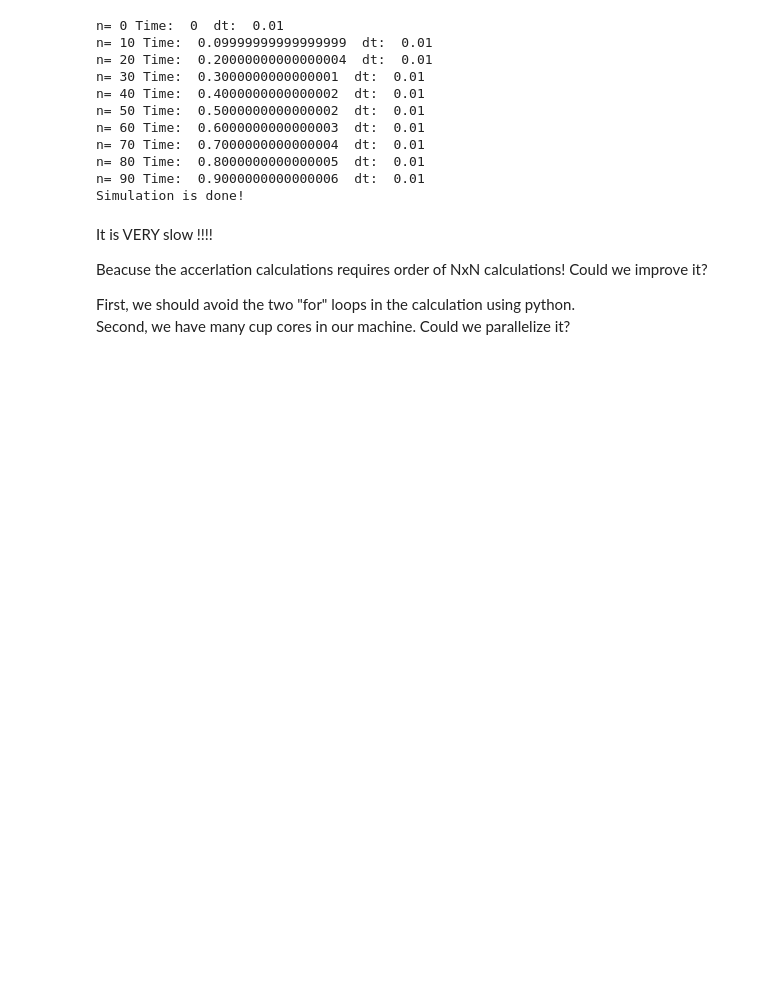
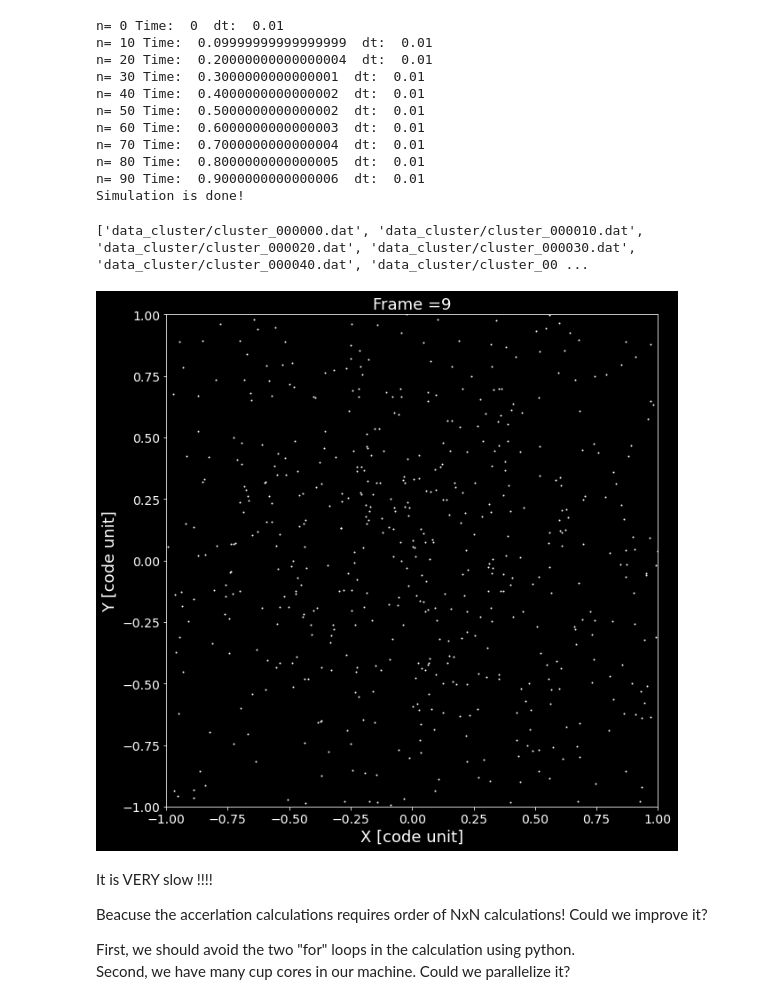
Before and after one commit to ricky4280/computationalPhysics-112, a Jupyter notebook: project2/project2_demo2.ipynb, the cells around one changed output. Drawn from its saved outputs; the diff is of its cells as text; code cells hidden in the pictures; blank space fills up the shorter version.

```diff
--- a/project2/project2_demo2.ipynb
+++ b/project2/project2_demo2.ipynb
@@ -137,6 +137,13 @@ n= 70 Time:  0.7000000000000004  dt:  0.01
 n= 80 Time:  0.8000000000000005  dt:  0.01
 n= 90 Time:  0.9000000000000006  dt:  0.01
 Simulation is done!
+# %%
+fns = load_files('cluster')
+print(fns)
+save_movie(fns, filename='nbody_N=10000.mp4', fps=10)
+# %% [output]
+['data_cluster/cluster_000000.dat', 'data_cluster/cluster_000010.dat', 'data_cluster/cluster_000020.dat', 'data_cluster/cluster_000030.dat', 'data_cluster/cluster_000040.dat', 'data_cluster/cluster_00 ...
+[figure, added]
 # %% [markdown]
 It is VERY slow !!!!
 
```
Also changed, not shown: parts of 5 cells of this notebook, 4 other files.
